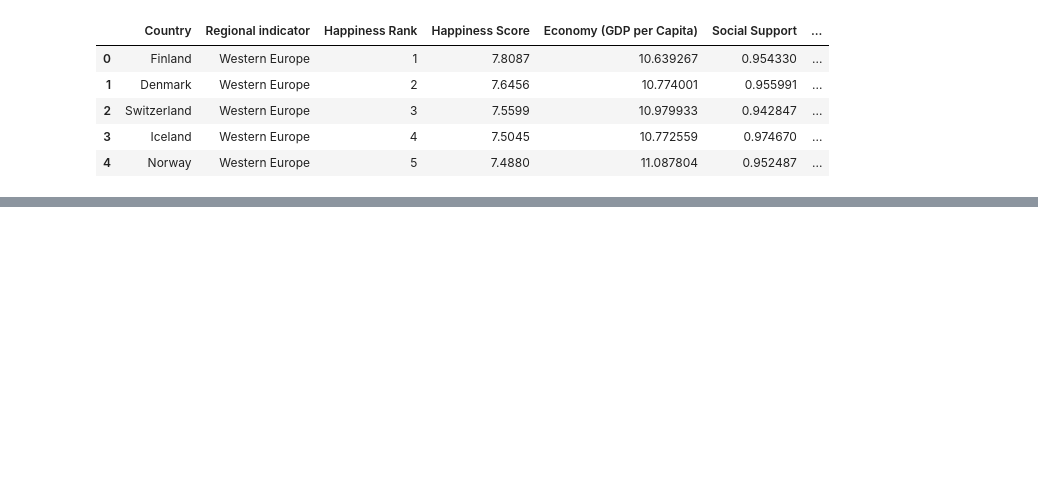
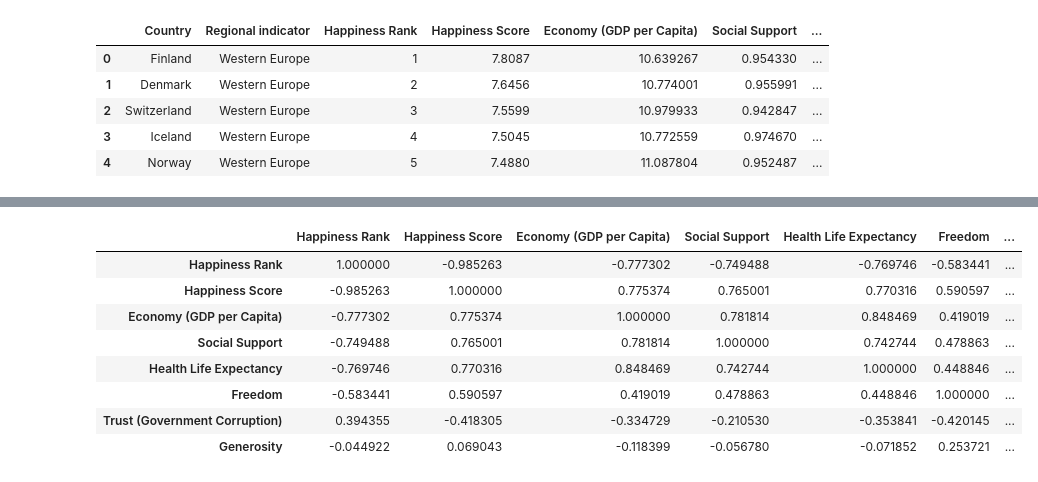
Before and after one commit to alexarnold630/Happiness_Index_Investigation, a Jupyter notebook: Happiness/2020 Analysis.ipynb, the cells around one changed output, grey strips where cells are left out. Drawn from its saved outputs; the diff is of its cells as text; code cells hidden in the pictures; blank space fills up the shorter version.

```diff
--- a/Happiness/2020 Analysis.ipynb
+++ b/Happiness/2020 Analysis.ipynb
@@ -17,0 +66,13 @@ df_complete_2020.head()
+# %%
+corrs = df_complete_2020.corr()
+corrs
+# %% [output]
+|  | Happiness Rank | Happiness Score | Economy (GDP per Capita) | Social Support | Health Life Expectancy | Freedom | ... |
+| Happiness Rank | 1.000000 | -0.985263 | -0.777302 | -0.749488 | -0.769746 | -0.583441 | ... |
+| Happiness Score | -0.985263 | 1.000000 | 0.775374 | 0.765001 | 0.770316 | 0.590597 | ... |
+| Economy (GDP per Capita) | -0.777302 | 0.775374 | 1.000000 | 0.781814 | 0.848469 | 0.419019 | ... |
+| Social Support | -0.749488 | 0.765001 | 0.781814 | 1.000000 | 0.742744 | 0.478863 | ... |
+| Health Life Expectancy | -0.769746 | 0.770316 | 0.848469 | 0.742744 | 1.000000 | 0.448846 | ... |
+| Freedom | -0.583441 | 0.590597 | 0.419019 | 0.478863 | 0.448846 | 1.000000 | ... |
+| Trust (Government Corruption) | 0.394355 | -0.418305 | -0.334729 | -0.210530 | -0.353841 | -0.420145 | ... |
+| Generosity | -0.044922 | 0.069043 | -0.118399 | -0.056780 | -0.071852 | 0.253721 | ... |
```
Also changed, not shown: parts of 5 cells of this notebook, 6 other files.
